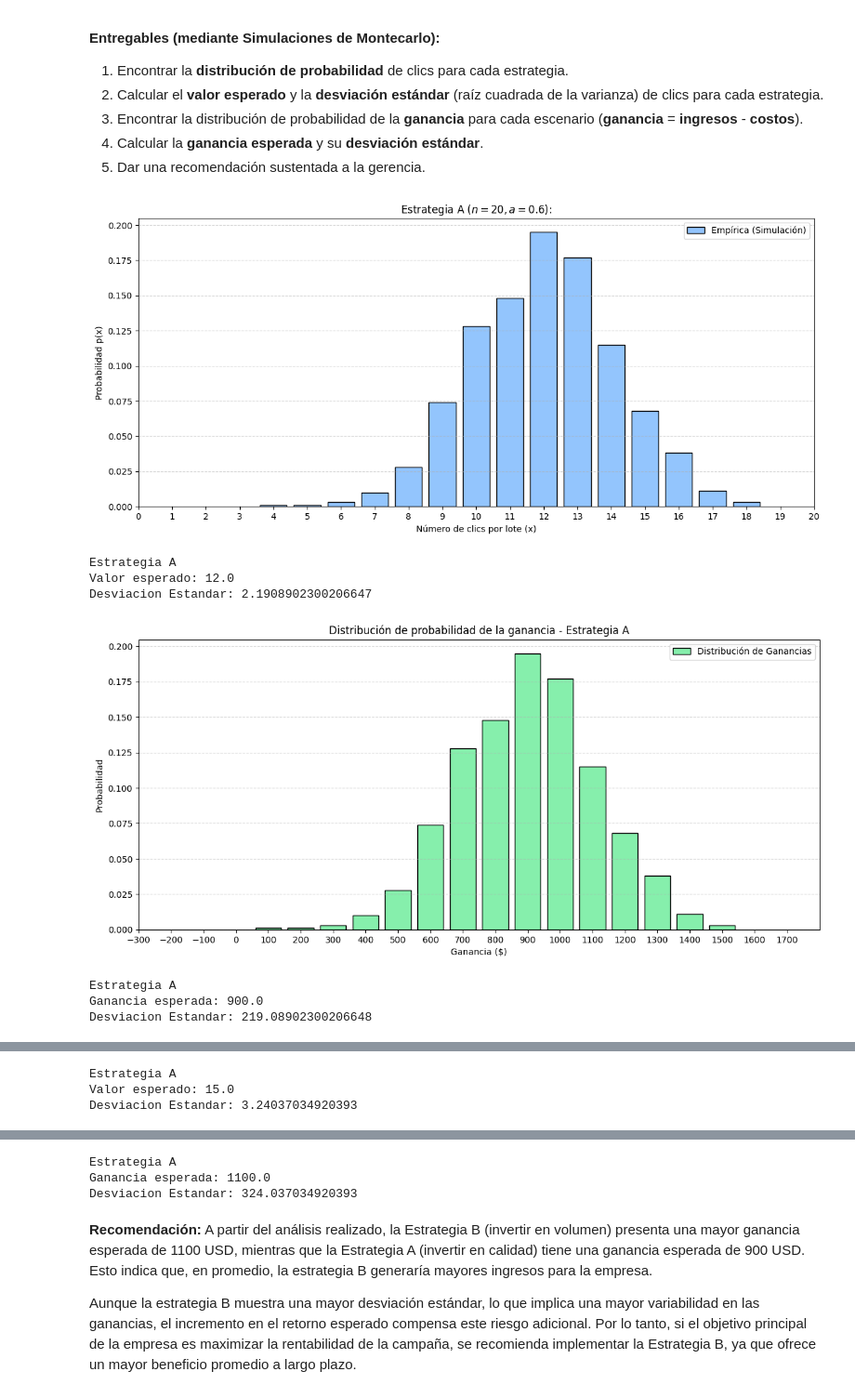
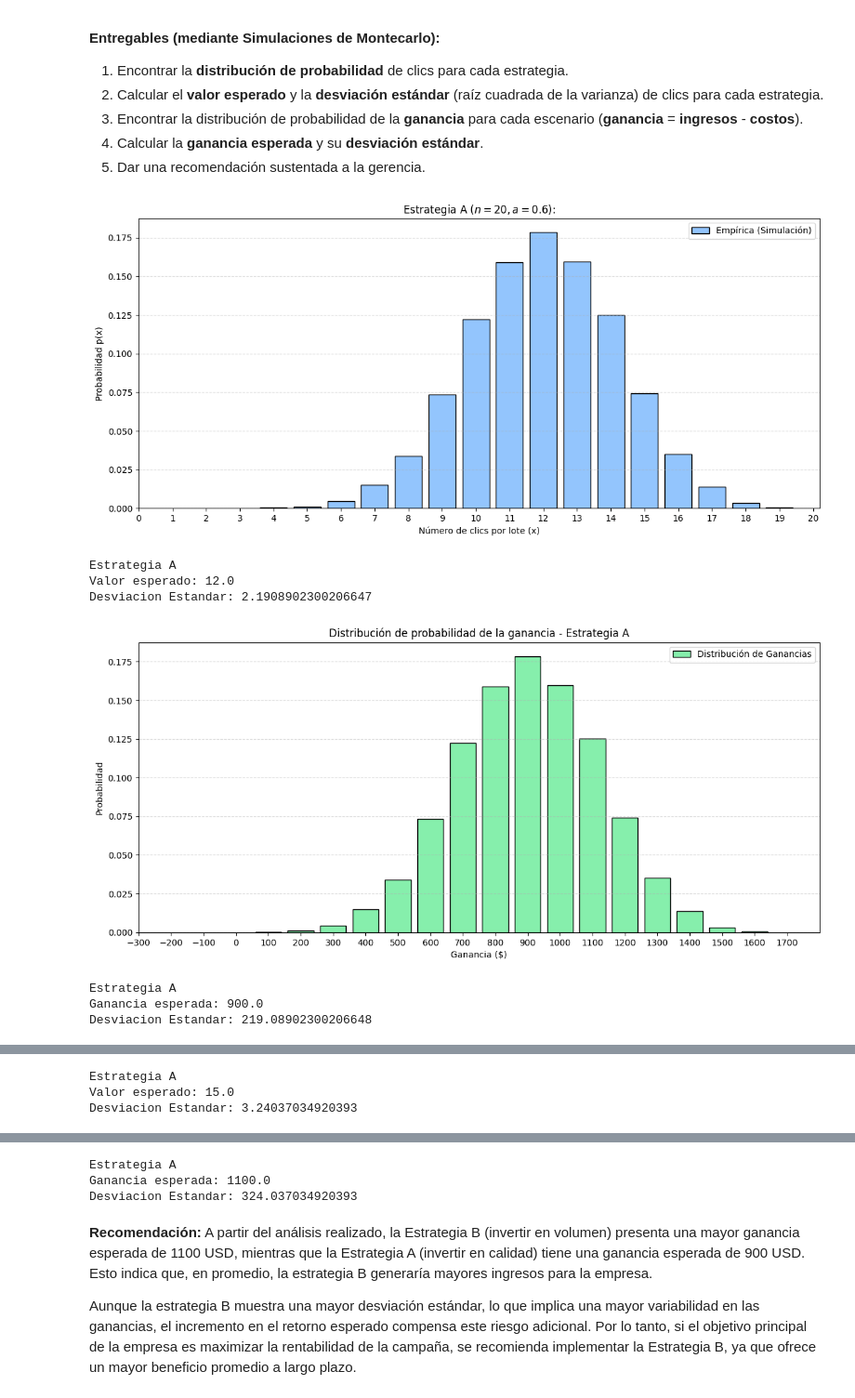
Before and after one commit to Samu24042/CienciaDeDatos, a Jupyter notebook: icd_taller2_variables_aleatorias.ipynb, the cells around one changed output, grey strips where cells are left out. Shown at 93% size. Saved outputs shown, nothing was run; the diff lists cells and outputs as text; code cells hidden in the pictures.

```diff
--- a/icd_taller2_variables_aleatorias.ipynb
+++ b/icd_taller2_variables_aleatorias.ipynb
@@ -242,7 +242,7 @@ costos1 = 300
 n2 = 50
 a2 = 0.3
 costos2 = 400
-N = 1000
+N = 10000
 
 
 #====================================================================
@@ -325,38 +325,38 @@ plt.grid(axis='y', linestyle='--', alpha=0.5)
 plt.show()
 
 E2 = n2 * a2
 Des_Est2 = math.sqrt(n2 * a2 * (1 - a2))
 
 print("Estrategia A")
 print("Valor esperado:", E2)
 print("Desviacion Estandar:", Des_Est2)
 
 # Convertimos los clics observados en ganancias
 ganancias_emp2 = 100*valores_emp2 - costos2
 
 plt.figure(figsize=(14,6))
 plt.bar(ganancias_emp2, prob_empirica2, width= 80, color='#86efac', edgecolor='black', label='Distribución de Ganancias')
 plt.title('Distribución de probabilidad de la ganancia - Estrategia A')
 plt.xlabel('Ganancia ($)')
 plt.ylabel('Probabilidad')
 plt.xlim(-costos2, ((n2+1)*100)-costos2)
 plt.xticks(range(-costos2, ((n2+1)*100)-costos2, 200))
 plt.legend()
 plt.grid(axis='y', linestyle='--', alpha=0.5)
 plt.show()
 
 Ganancia_E2 = ((n2*100) * a2)-costos2
 Ganancia_Des_Est2 = math.sqrt(n2 * a2 * (1 - a2))*100
 
 print("Estrategia A")
 print("Ganancia esperada:", Ganancia_E2)
 print("Desviacion Estandar:", Ganancia_Des_Est2)
 # %% [output]
-[figure, old version]
+[figure, new version]
 Estrategia A
 Valor esperado: 12.0
 Desviacion Estandar: 2.1908902300206647
-[figure, old version]
+[figure, new version]
 Estrategia A
 Ganancia esperada: 900.0
 Desviacion Estandar: 219.08902300206648
```
Also changed, not shown: parts of 1 cell of this notebook.
